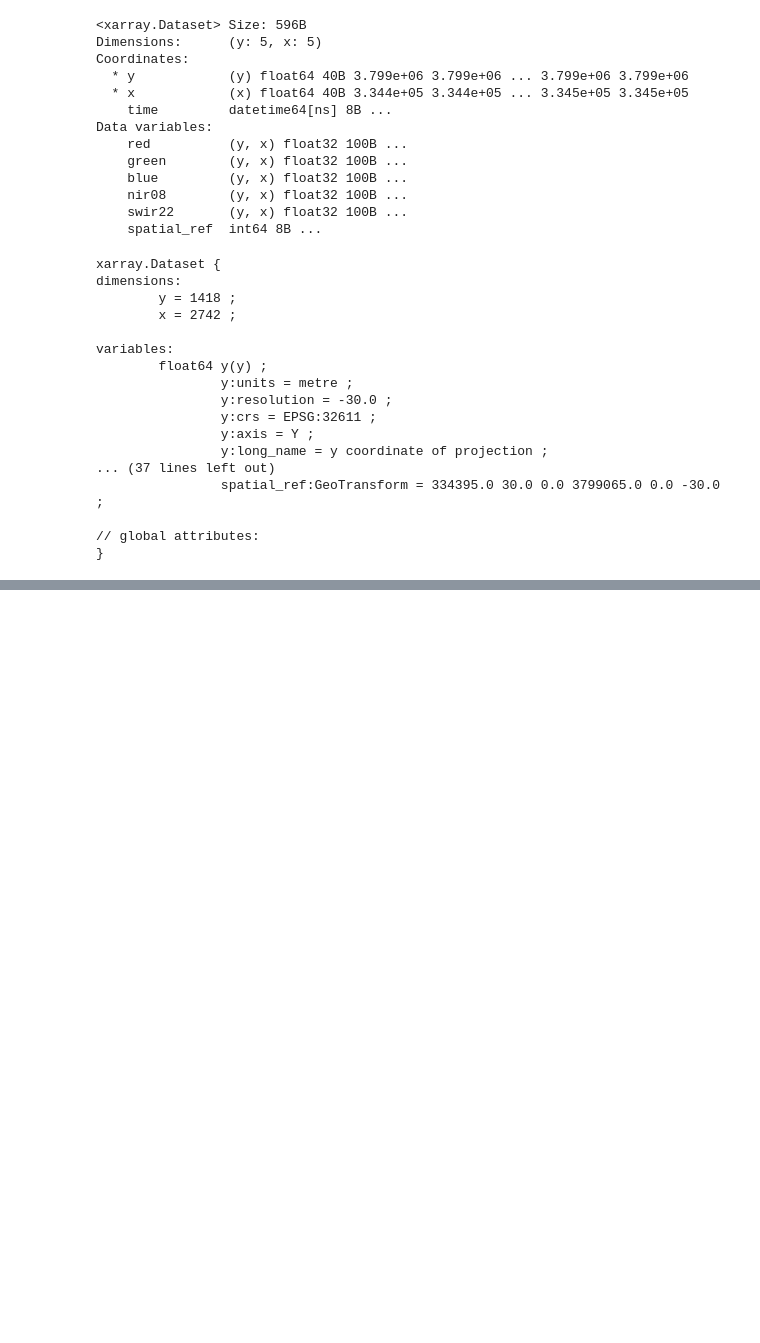
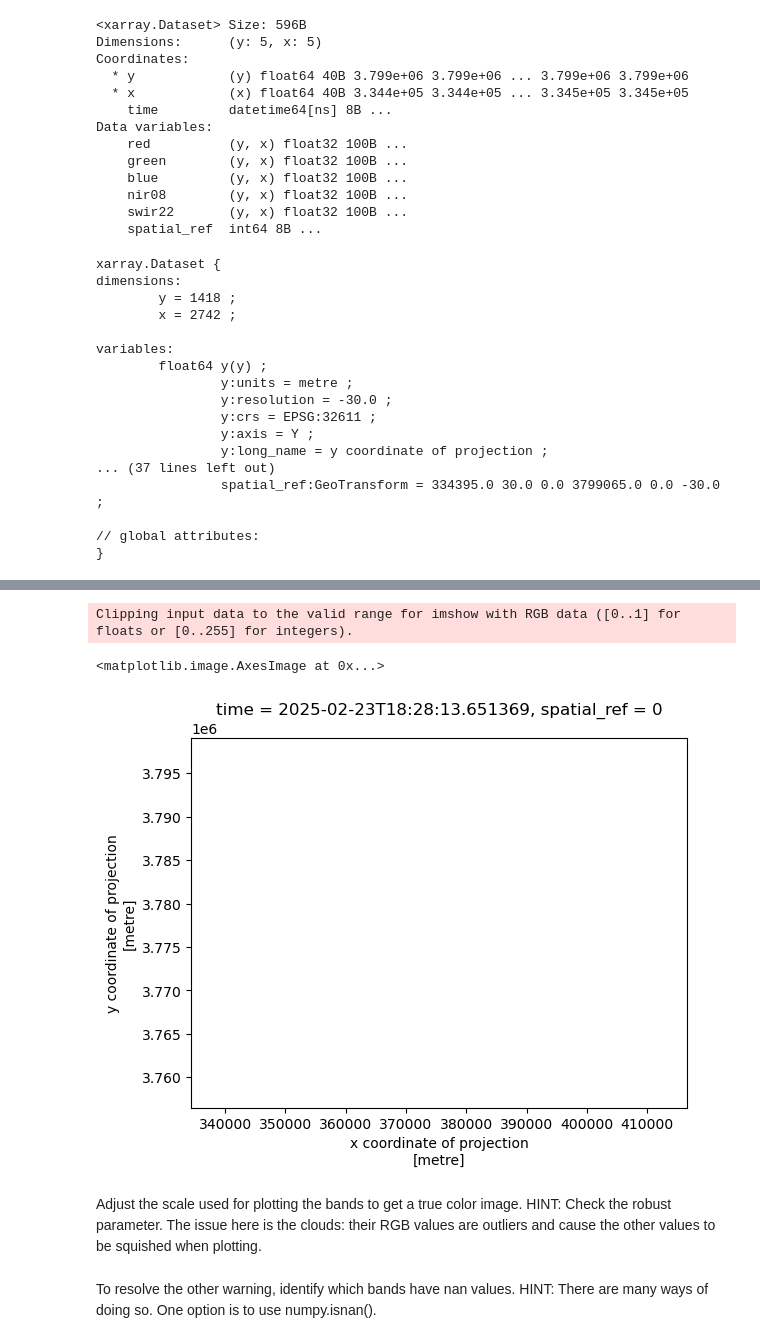
Before and after one commit to hylaea-miller/eds220-hwk4, a Jupyter notebook: hwk4-task2-false-color-MILLER.ipynb, the cells around one changed output, grey strips where cells are left out. Cells and saved outputs as stored; diff of their text form; code cells hidden in the pictures; blank space fills up the shorter version.

```diff
--- a/hwk4-task2-false-color-MILLER.ipynb
+++ b/hwk4-task2-false-color-MILLER.ipynb
@@ -199,0 +228,2 @@ array([334410., 334440., 334470., 334500., 334530.])
+# %%
+landsat.rio.write_crs("WGS 84 / UTM zone 11N", inplace=True)
@@ -199,0 +258,11 @@ array([334410., 334440., 334470., 334500., 334530.])
+# %%
+# Selecyt red, green, blue bands, convert to array, and plot
+landsat[['red', 'green', 'blue']].to_array().plot.imshow()
+# %% [output]
+Clipping input data to the valid range for imshow with RGB data ([0..1] for floats or [0..255] for integers).
+<matplotlib.image.AxesImage at 0x...>
+[figure, added]
+# %% [markdown]
+Adjust the scale used for plotting the bands to get a true color image. HINT: Check the robust parameter. The issue here is the clouds: their RGB values are outliers and cause the other values to be squished when plotting.
+# %% [markdown]
+To resolve the other warning, identify which bands have nan values. HINT: There are many ways of doing so. One option is to use numpy.isnan().
```
Also changed, not shown: parts of 23 cells of this notebook.
